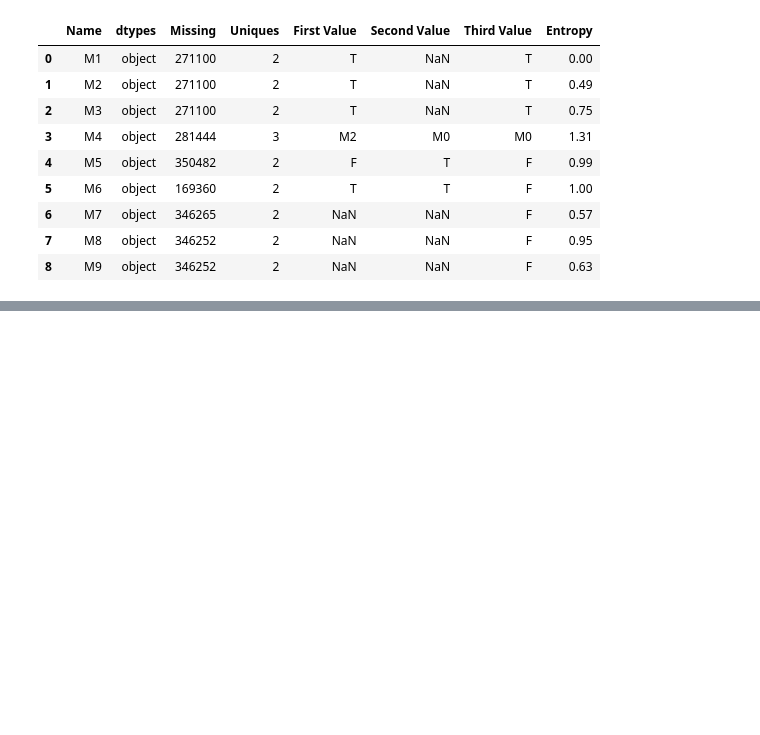
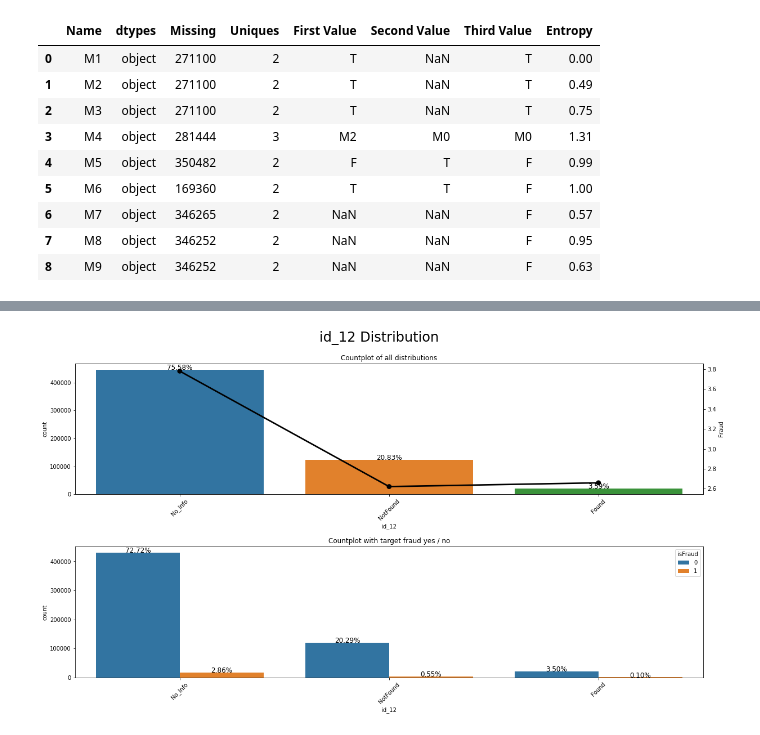
Before and after one commit to AlessandroVol23/ieee_cis_fraud_detection_kaggle, a Jupyter notebook: notebooks/0.1_AV_EDA.ipynb, the cells around one changed output, grey strips where cells are left out. Drawn from its saved outputs; the diff is of its cells as text; code cells hidden in the pictures; blank space fills up the shorter version.

```diff
--- a/notebooks/0.1_AV_EDA.ipynb
+++ b/notebooks/0.1_AV_EDA.ipynb
@@ -53,7 +53,7 @@ def resumetable(df):
 # %%
 def plot_cnt_distribution(df, col, order_by_most_frequent=True):
 
-    tmp = pd.crosstab(df_transaction[col], df_transaction['isFraud'], normalize='index') * 100
+    tmp = pd.crosstab(df[col], df['isFraud'], normalize='index') * 100
     tmp = tmp.reset_index()
     tmp.rename(columns={0:'NoFraud', 1:'Fraud'}, inplace=True)
     #tmp.sort_values("NoFraud", ascending=False, inplace=True)
@@ -873,0 +1040,4 @@ list(df_transaction.columns)
+# %%
+plot_cnt_distribution(df_train, 'id_12')
+# %% [output]
+[figure, added]
```
Also changed, not shown: parts of 42 cells of this notebook.
